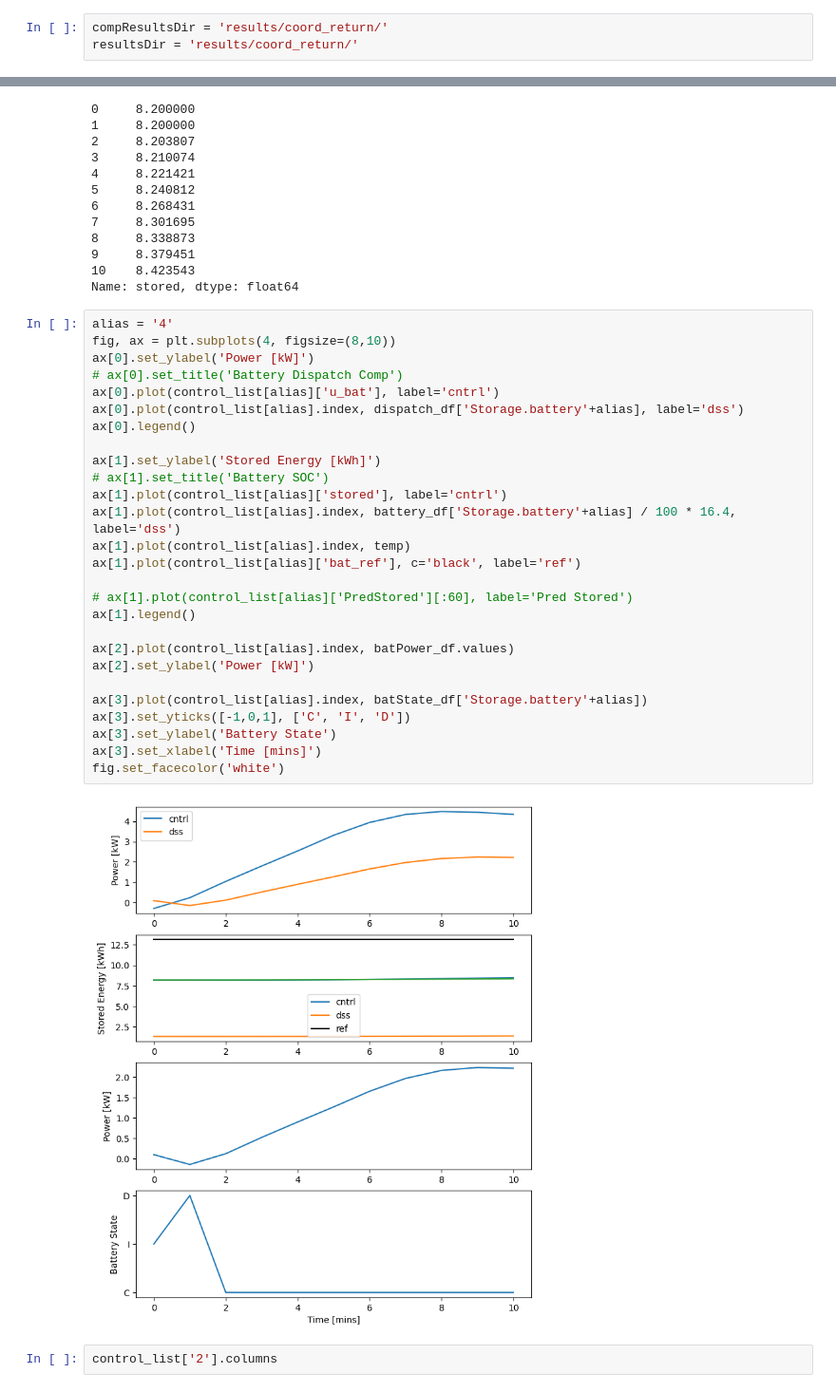
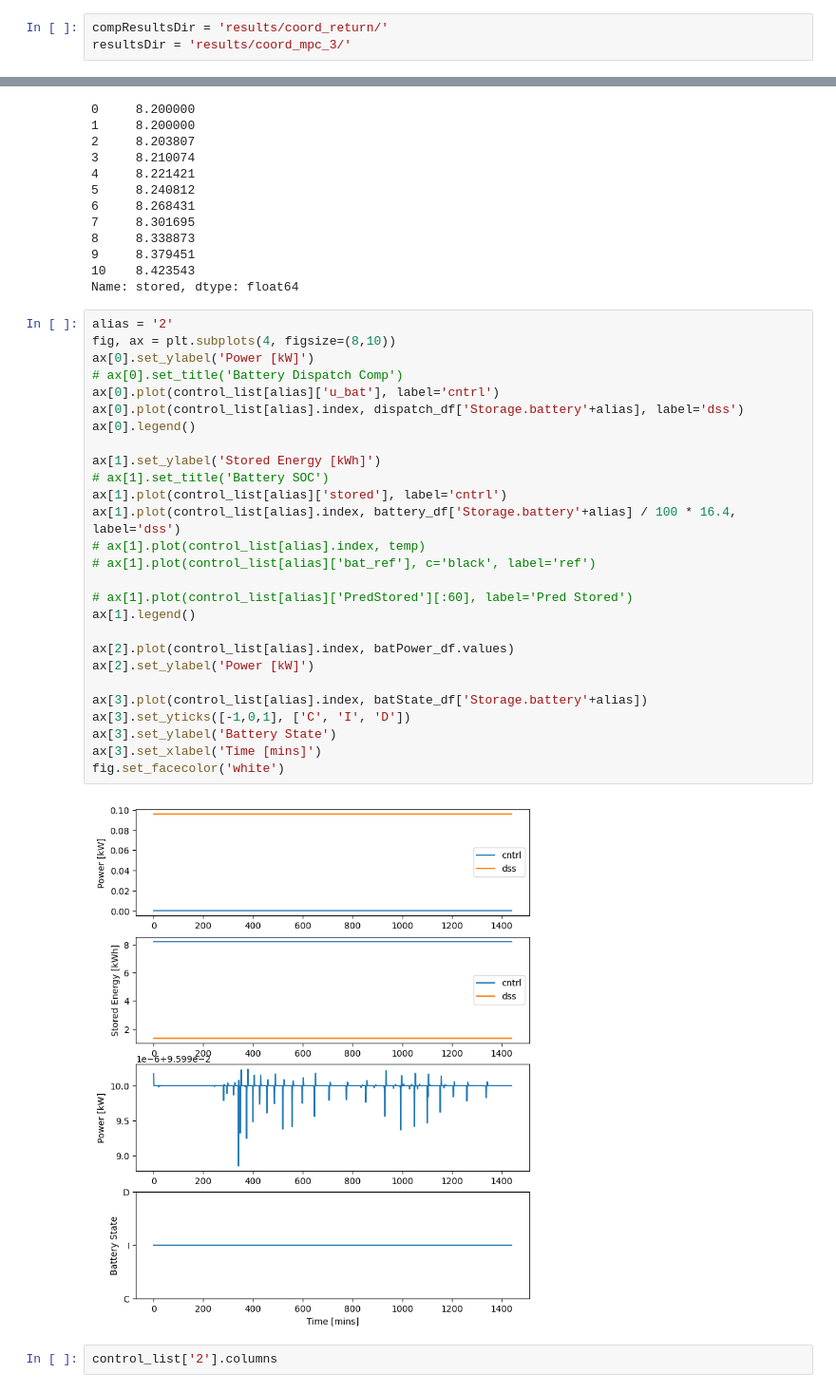
Before and after one commit to PIC-Lab/community_energy_control, a Jupyter notebook: community_sim/plotting.ipynb, the cells around one changed output, grey strips where cells are left out. Shown at 95% size. Saved outputs shown, nothing was run; the diff lists cells and outputs as text.

```diff
--- a/community_sim/plotting.ipynb
+++ b/community_sim/plotting.ipynb
@@ -12,7 +12,7 @@ from matplotlib.dates import date2num, datestr2num
 Last Run Plotting
 # %%
 compResultsDir = 'results/coord_return/'
-resultsDir = 'results/coord_return/'
+resultsDir = 'results/coord_mpc_3/'
 # %%
 buildingList = [str(i) for i in range(1,29)]
 with open(resultsDir+'simParams.json') as fp:
@@ -363,34 +365,34 @@ control_list[alias]['stored']
 10    8.423543
 Name: stored, dtype: float64
 # %%
-alias = '4'
+alias = '2'
 fig, ax = plt.subplots(4, figsize=(8,10))
 ax[0].set_ylabel('Power [kW]')
 # ax[0].set_title('Battery Dispatch Comp')
 ax[0].plot(control_list[alias]['u_bat'], label='cntrl')
 ax[0].plot(control_list[alias].index, dispatch_df['Storage.battery'+alias], label='dss')
 ax[0].legend()
 
 ax[1].set_ylabel('Stored Energy [kWh]')
 # ax[1].set_title('Battery SOC')
 ax[1].plot(control_list[alias]['stored'], label='cntrl')
 ax[1].plot(control_list[alias].index, battery_df['Storage.battery'+alias] / 100 * 16.4, label='dss')
-ax[1].plot(control_list[alias].index, temp)
-ax[1].plot(control_list[alias]['bat_ref'], c='black', label='ref')
+# ax[1].plot(control_list[alias].index, temp)
+# ax[1].plot(control_list[alias]['bat_ref'], c='black', label='ref')
 
 # ax[1].plot(control_list[alias]['PredStored'][:60], label='Pred Stored')
 ax[1].legend()
 
 ax[2].plot(control_list[alias].index, batPower_df.values)
 ax[2].set_ylabel('Power [kW]')
 
 ax[3].plot(control_list[alias].index, batState_df['Storage.battery'+alias])
 ax[3].set_yticks([-1,0,1], ['C', 'I', 'D'])
 ax[3].set_ylabel('Battery State')
 ax[3].set_xlabel('Time [mins]')
 fig.set_facecolor('white')
 # %% [output]
-[figure, old version]
+[figure, new version]
 # %%
 control_list['2'].columns
 # %% [output]
```
Also changed, not shown: parts of 26 cells of this notebook, 7 other files.
